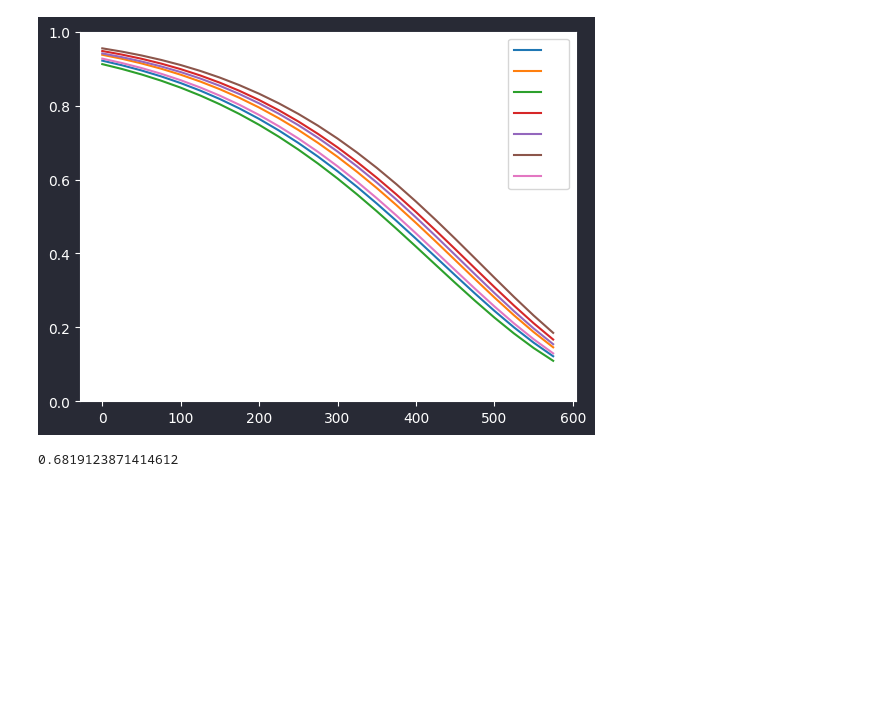
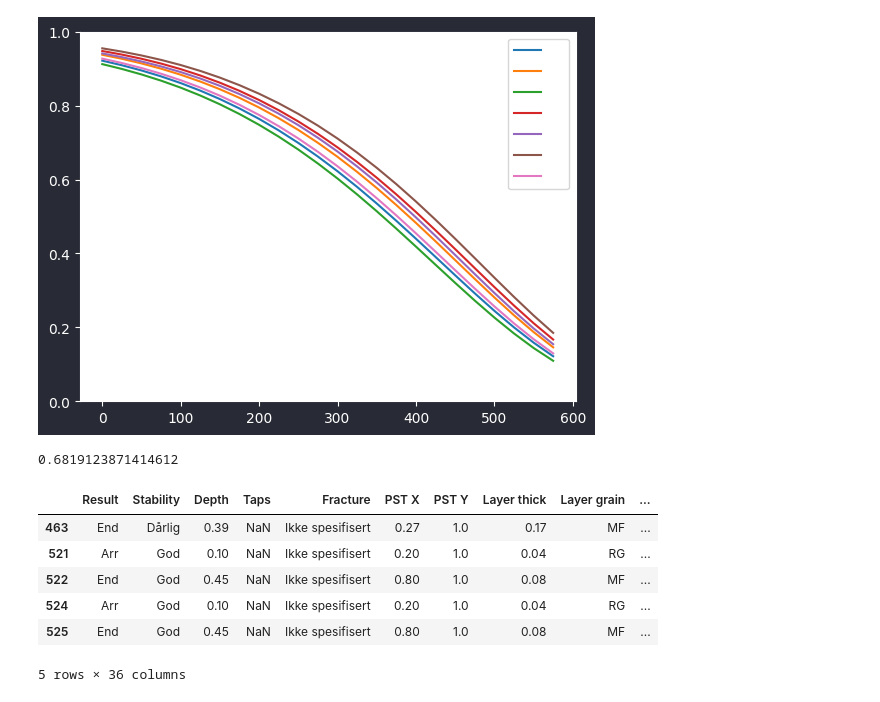
Before and after one commit to 2phi/oracle, a Jupyter notebook: analysis.ipynb, the cells around one changed output. Saved outputs shown, nothing was run; the diff lists cells and outputs as text; code cells hidden in the pictures; blank space fills up the shorter version.

Commit message:
feat: Import Varsom Regobs data

```diff
--- a/analysis.ipynb
+++ b/analysis.ipynb
@@ -561,3 +561,17 @@ Gdif = pst.gdif(C, phi, **segments, unit='J/m^2')
 probability(Gdif[0], *gc_all_params)
 # %% [output]
 0.6819123871414612
+# %%
+df_varsom = pd.read_pickle('data/varsom/stability_tests.pkl')
+df_varsom = df_varsom[df_varsom['Result'].str.contains('PST')]
+df_varsom['Result'] = df_varsom['Result'].str.split(' ').str[1]
+# %%
+df_varsom.head()
+# %% [output]
+|  | Result | Stability | Depth | Taps | Fracture | PST X | PST Y | Layer thick | Layer grain | ... |
+| 463 | End | Dårlig | 0.39 | NaN | Ikke spesifisert | 0.27 | 1.0 | 0.17 | MF | ... |
+| 521 | Arr | God | 0.10 | NaN | Ikke spesifisert | 0.20 | 1.0 | 0.04 | RG | ... |
+| 522 | End | God | 0.45 | NaN | Ikke spesifisert | 0.80 | 1.0 | 0.08 | MF | ... |
+| 524 | Arr | God | 0.10 | NaN | Ikke spesifisert | 0.20 | 1.0 | 0.04 | RG | ... |
+| 525 | End | God | 0.45 | NaN | Ikke spesifisert | 0.80 | 1.0 | 0.08 | MF | ... |
+5 rows × 36 columns
```
